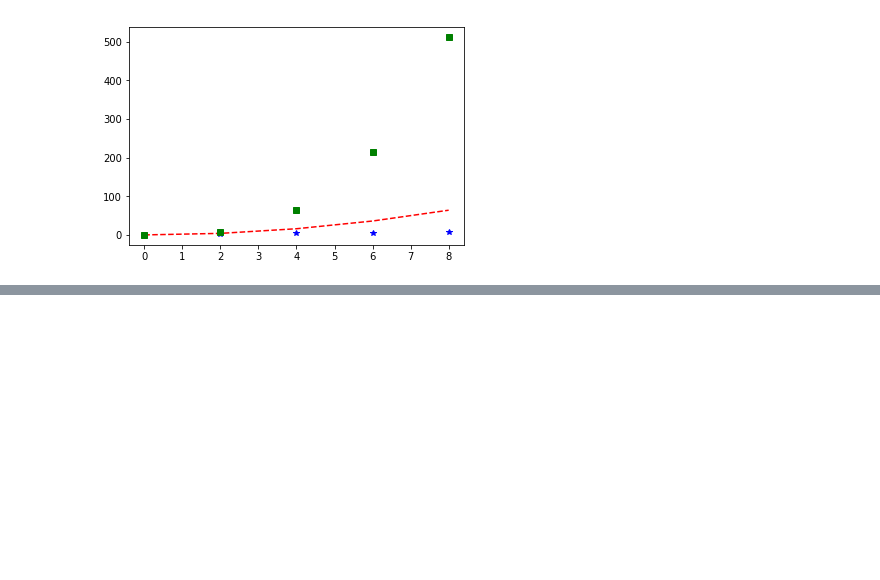
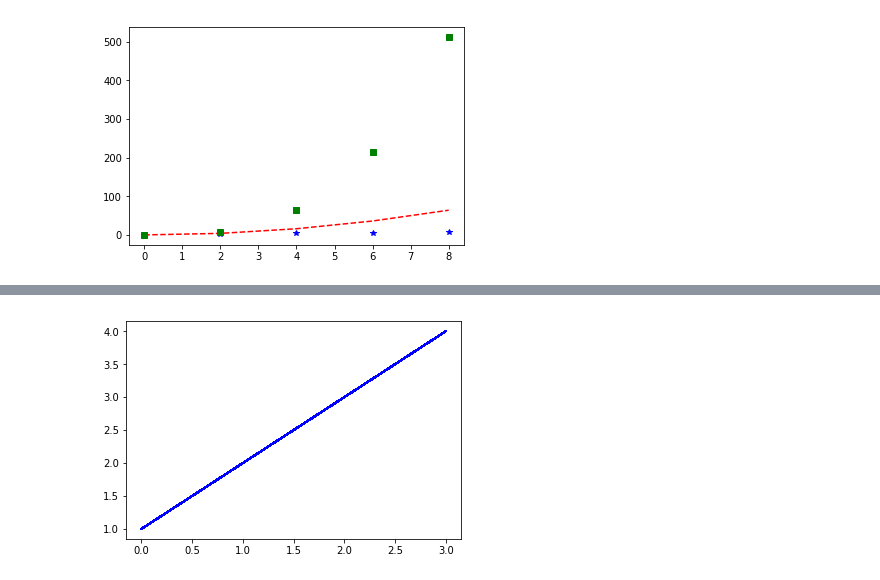
Before and after one commit to AmitRanganathan/Data-analysis-graphing, a Jupyter notebook: Matplotlib practice.ipynb, the cells around one changed output, grey strips where cells are left out. Cells and saved outputs as stored; diff of their text form; code cells hidden in the pictures; blank space fills up the shorter version.

```diff
--- a/Matplotlib practice.ipynb
+++ b/Matplotlib practice.ipynb
@@ -48,0 +57,10 @@ plt.plot(names, values)
+# %%
+# Lines also have many attributes that i can set: linewidth, dash style, antialiased...
+# Use matplotlib.lines.Line2D
+lines = plt.plot([1,2,3,4], )
+
+#plt.setp(lines) # All the attributes that i can set
+# plt.setp(lines)
+plt.setp(lines, color='b', antialiased=False);
+# %% [output]
+[figure, added]
```
Also changed, not shown: parts of 2 cells of this notebook.
